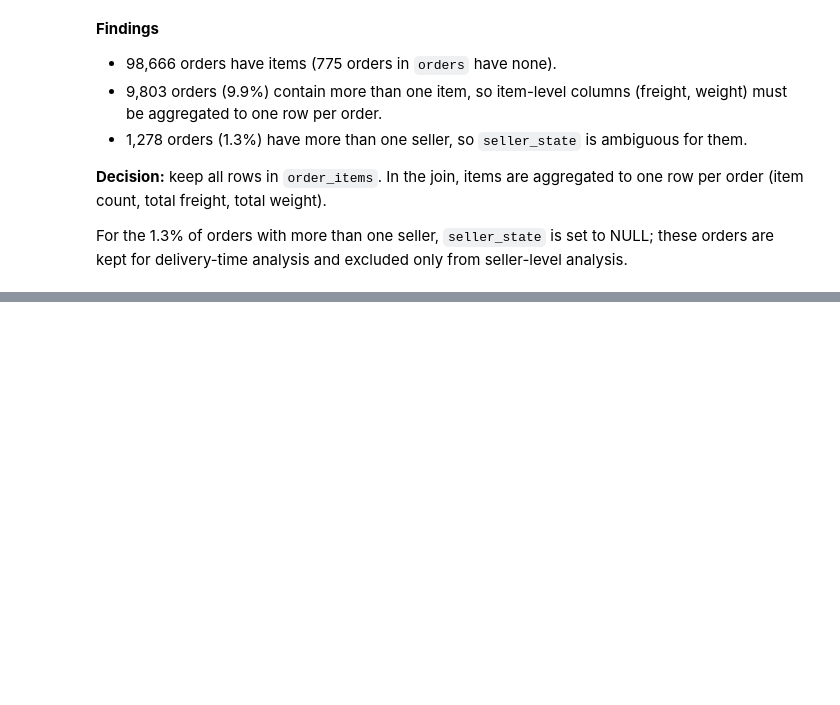
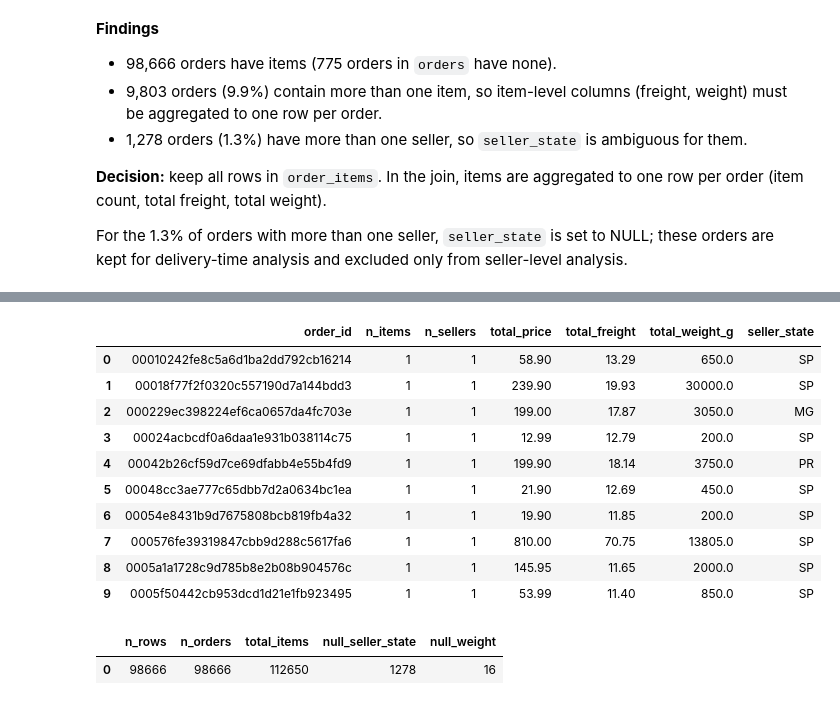
Before and after one commit to Lukevu-hub/olist-delivery-analysis, a Jupyter notebook: notebooks/01_load_and_clean.ipynb, the cells around one changed output, grey strips where cells are left out. Drawn from its saved outputs; the diff is of its cells as text; code cells hidden in the pictures; blank space fills up the shorter version.

```diff
--- a/notebooks/01_load_and_clean.ipynb
+++ b/notebooks/01_load_and_clean.ipynb
@@ -456,0 +478,54 @@ are kept for delivery-time analysis and excluded only from seller-level analysis
+# %%
+query = """
+SELECT
+    oi.order_id,
+    COUNT(*) as n_items,
+    COUNT(DISTINCT oi.seller_id) as n_sellers,
+    ROUND(SUM(oi.price), 2) as total_price,
+    ROUND(SUM(oi.freight_value), 2) as total_freight,
+    CASE
+        WHEN COUNT(p.product_weight_g) < COUNT(*) THEN NULL
+        ELSE SUM(p.product_weight_g)
+    END AS total_weight_g,
+    CASE
+        WHEN COUNT(DISTINCT oi.seller_id) > 1 THEN NULL
+        ELSE s.seller_state
+    END as seller_state
+FROM order_items oi
+LEFT JOIN products p ON oi.product_id = p.product_id
+LEFT JOIN sellers s ON oi.seller_id = s.seller_id
+GROUP BY oi.order_id
+
+"""
+result = pd.read_sql_query(query, conn)
+result.to_sql('items_by_order', conn, if_exists='replace', index=False)
+
+result.head(10)
+# %% [output]
+|  | order_id | n_items | n_sellers | total_price | total_freight | total_weight_g | seller_state |
+| 0 | 00010242fe8c5a6d1ba2dd792cb16214 | 1 | 1 | 58.90 | 13.29 | 650.0 | SP |
+| 1 | 00018f77f2f0320c557190d7a144bdd3 | 1 | 1 | 239.90 | 19.93 | 30000.0 | SP |
+| 2 | 000229ec398224ef6ca0657da4fc703e | 1 | 1 | 199.00 | 17.87 | 3050.0 | MG |
+| 3 | 00024acbcdf0a6daa1e931b038114c75 | 1 | 1 | 12.99 | 12.79 | 200.0 | SP |
+| 4 | 00042b26cf59d7ce69dfabb4e55b4fd9 | 1 | 1 | 199.90 | 18.14 | 3750.0 | PR |
+| 5 | 00048cc3ae777c65dbb7d2a0634bc1ea | 1 | 1 | 21.90 | 12.69 | 450.0 | SP |
+| 6 | 00054e8431b9d7675808bcb819fb4a32 | 1 | 1 | 19.90 | 11.85 | 200.0 | SP |
+| 7 | 000576fe39319847cbb9d288c5617fa6 | 1 | 1 | 810.00 | 70.75 | 13805.0 | SP |
+| 8 | 0005a1a1728c9d785b8e2b08b904576c | 1 | 1 | 145.95 | 11.65 | 2000.0 | SP |
+| 9 | 0005f50442cb953dcd1d21e1fb923495 | 1 | 1 | 53.99 | 11.40 | 850.0 | SP |
+# %%
+query = """
+SELECT
+    COUNT(*)                      AS n_rows,
+    COUNT(DISTINCT order_id)      AS n_orders,
+    SUM(n_items)                  AS total_items,
+    SUM(seller_state IS NULL)     AS null_seller_state,
+    SUM(total_weight_g IS NULL)   AS null_weight
+FROM items_by_order
+
+"""
+result = pd.read_sql_query(query, conn)
+result
+# %% [output]
+|  | n_rows | n_orders | total_items | null_seller_state | null_weight |
+| 0 | 98666 | 98666 | 112650 | 1278 | 16 |
```
Also changed, not shown: parts of 24 cells of this notebook.
